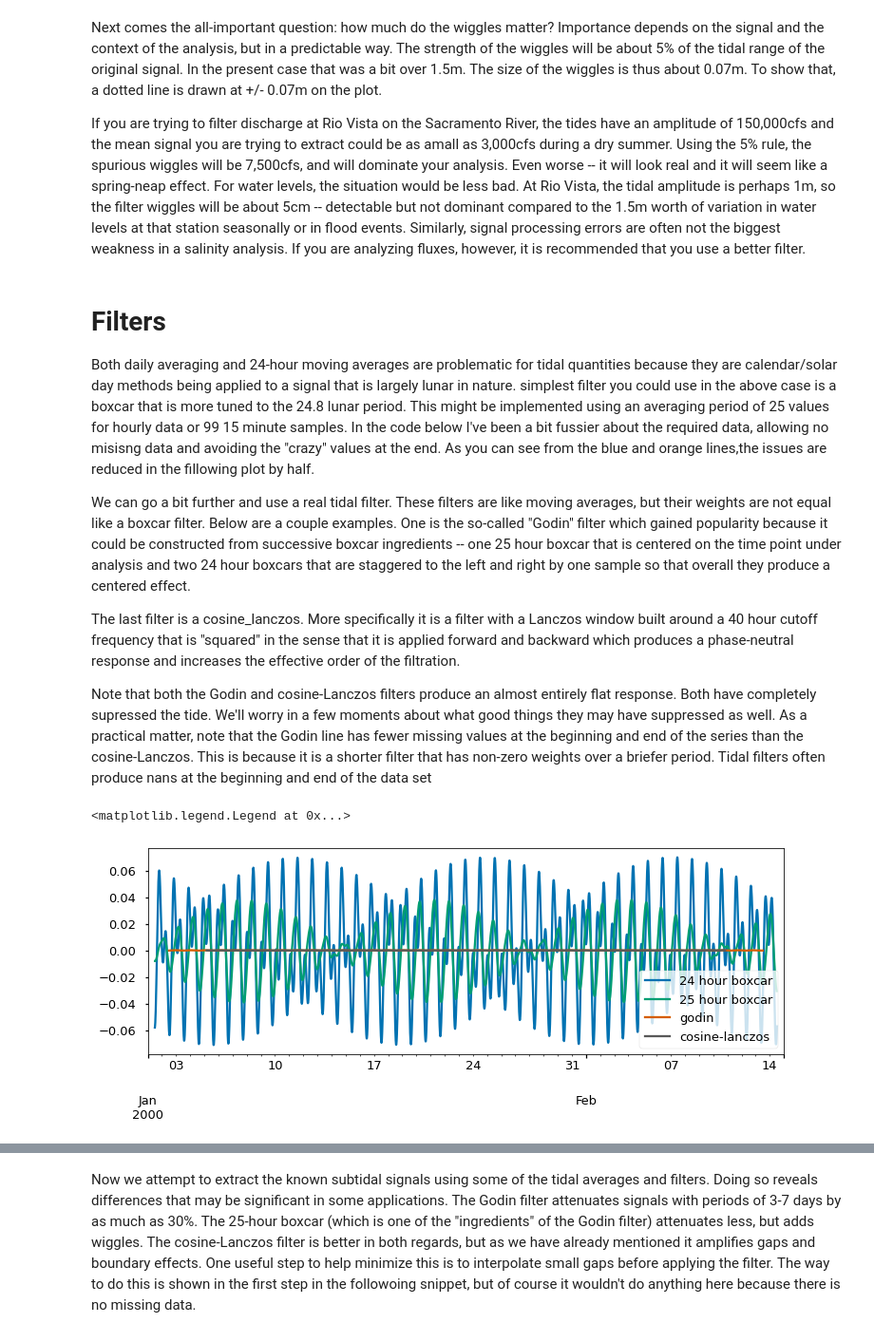
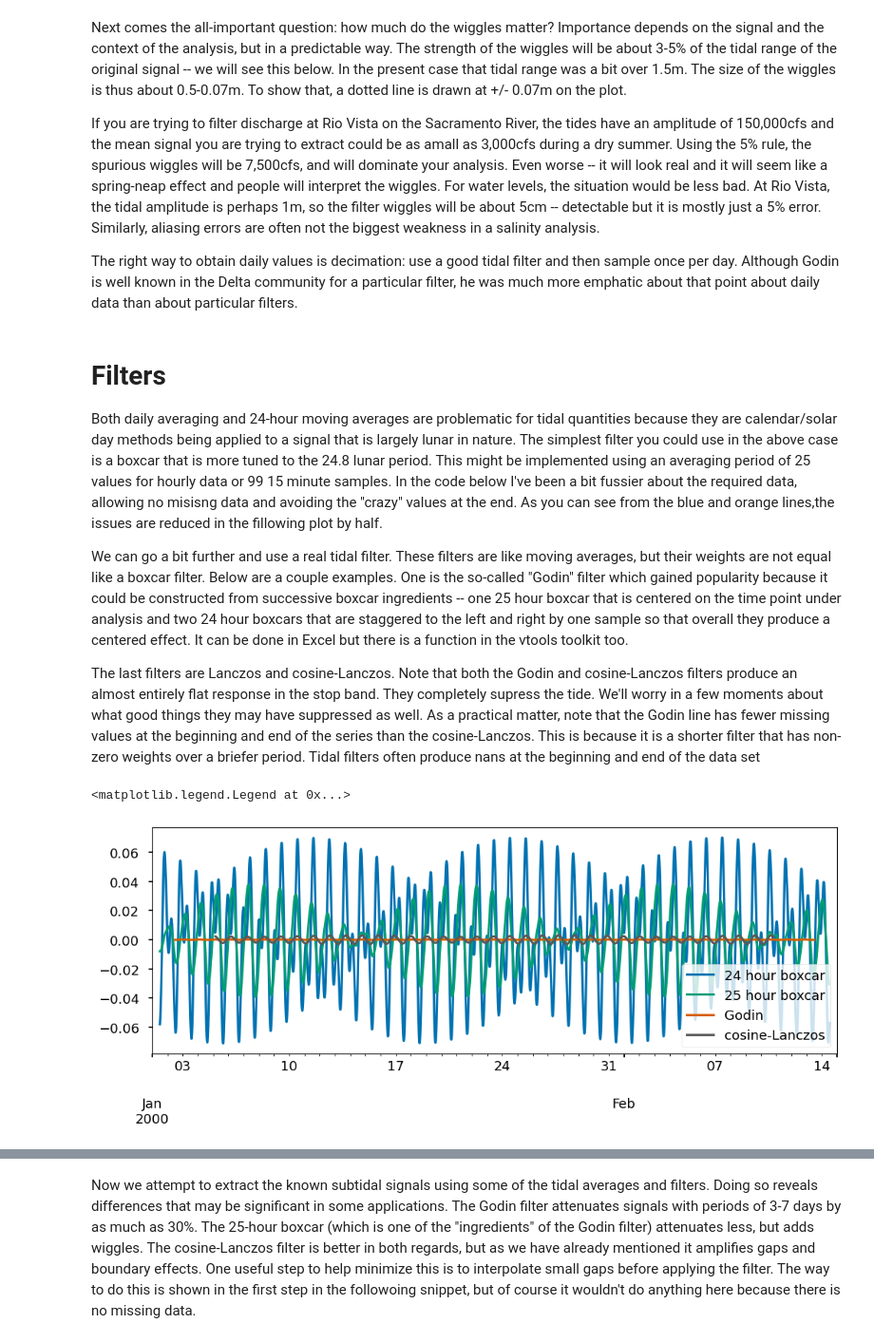
Before and after one commit to CADWRDeltaModeling/vtools3, a Jupyter notebook: docs/doctrees/nbsphinx/notebooks/filters.ipynb, the cells around one changed output, grey strips where cells are left out. Shown: that part at 95% size. Cells and saved outputs as stored; diff of their text form; code cells hidden in the pictures.

```diff
--- a/docs/doctrees/nbsphinx/notebooks/filters.ipynb
+++ b/docs/doctrees/nbsphinx/notebooks/filters.ipynb
@@ -6,6 +6,7 @@ VTools provides simple methods for period averaging, filtering and low passing d
 As an introduction to the topic let's start by making a single time series with three of the most common tidal constituents. This produces a series that is complex enough to be interesting and realistic, but it doesn't have any low frequencies in it, so a reasonable tidal filtration should look like a flat line at zero.
 # %%
 %matplotlib inline
+
 import pandas as pd
 import matplotlib.pyplot as plt
 import matplotlib as mpl
@@ -13,7 +14,9 @@ import numpy as np
 import scipy.signal
 from vtools.data.vtime import minutes,days,months
 from vtools.functions.period_op import period_op
-plt.style.use(['seaborn-colorblind','seaborn-talk'])
+from vtools.functions.filter import cosine_lanczos,lanczos,godin,butterworth
+
+plt.style.use(['seaborn-v0_8-colorblind','seaborn-v0_8-talk'])
 mpl.rcParams['figure.figsize'] = [12,4.]
 
 delta_t = minutes(15)  # creating a real offset instead of a string because it will be used in algebra shortly
@@ -60,29 +63,28 @@ plt.show()
 # %% [markdown]
-Next comes the all-important question: how much do the wiggles matter? Importance depends on the signal and the context of the analysis, but in a predictable way. The strength of the wiggles will be about 5% of the tidal range of the original signal. In the present case that was a bit over 1.5m. The size of the wiggles is thus about 0.07m. To show that, a dotted line is drawn at +/- 0.07m on the plot.
+Next comes the all-important question: how much do the wiggles matter? Importance depends on the signal and the context of the analysis, but in a predictable way. The strength of the wiggles will be about 3-5% of the tidal range of the original signal -- we will see this below. In the present case that tidal range was a bit over 1.5m. The size of the wiggles is thus about 0.5-0.07m. To show that, a dotted line is drawn at +/- 0.07m on the plot.
 
-If you are trying to filter discharge at Rio Vista on the Sacramento River, the tides have an amplitude of 150,000cfs and the mean signal you are trying to extract could be as amall as 3,000cfs during a dry summer. Using the 5% rule, the spurious wiggles will be 7,500cfs, and will dominate your analysis. Even worse -- it will look real and it will seem like a spring-neap effect. For water levels, the situation would be less bad. At Rio Vista, the tidal amplitude is perhaps 1m, so the filter wiggles will be about 5cm -- detectable but not dominant compared to the 1.5m worth of variation in water levels at that station seasonally or in flood events. Similarly, signal processing errors are often not the biggest weakness in a salinity analysis. If you are analyzing fluxes, however, it is recommended that you use a better filter.
+If you are trying to filter discharge at Rio Vista on the Sacramento River, the tides have an amplitude of 150,000cfs and the mean signal you are trying to extract could be as amall as 3,000cfs during a dry summer. Using the 5% rule, the spurious wiggles will be 7,500cfs, and will dominate your analysis. Even worse -- it will look real and it will seem like a spring-neap effect and people will interpret the wiggles. For water levels, the situation would be less bad. At Rio Vista, the tidal amplitude is perhaps 1m, so the filter wiggles will be about 5cm -- detectable but it is mostly just a 5% error. Similarly, aliasing errors are often not the biggest weakness in a salinity analysis.
+
+The right way to obtain daily values is decimation: use a good tidal filter and then sample once per day. Although Godin is well known in the Delta community for a particular filter, he was much more emphatic about that point about daily data than about particular filters.
 # %% [markdown]
 # Filters
-Both daily averaging and 24-hour moving averages are problematic for tidal quantities because they are calendar/solar day methods being applied to a signal that is largely lunar in nature. simplest filter you could use in the above case is a boxcar that is more tuned to the 24.8 lunar period. This might be implemented using an averaging period of 25 values for hourly data or 99 15 minute samples. In the code below I've been a bit fussier about the required data, allowing no misisng data and avoiding the "crazy" values at the end. As you can see from the blue and orange lines,the issues are reduced in the fillowing plot by half.
+Both daily averaging and 24-hour moving averages are problematic for tidal quantities because they are calendar/solar day methods being applied to a signal that is largely lunar in nature. The simplest filter you could use in the above case is a boxcar that is more tuned to the 24.8 lunar period. This might be implemented using an averaging period of 25 values for hourly data or 99 15 minute samples. In the code below I've been a bit fussier about the required data, allowing no misisng data and avoiding the "crazy" values at the end. As you can see from the blue and orange lines,the issues are reduced in the fillowing plot by half.
 
-We can go a bit further and use a real tidal filter. These filters are like moving averages, but their weights are not equal like a boxcar filter. Below are a couple examples. One is the so-called "Godin" filter which gained popularity because it could be constructed from successive boxcar ingredients -- one 25 hour boxcar that is centered on the time point under analysis and two 24 hour boxcars that are staggered to the left and right by one sample so that overall they produce a centered effect.
+We can go a bit further and use a real tidal filter. These filters are like moving averages, but their weights are not equal like a boxcar filter. Below are a couple examples. One is the so-called "Godin" filter which gained popularity because it could be constructed from successive boxcar ingredients -- one 25 hour boxcar that is centered on the time point under analysis and two 24 hour boxcars that are staggered to the left and right by one sample so that overall they produce a centered effect. It can be done in Excel but there is a function in the vtools toolkit too.
 
-The last filter is a cosine_lanczos. More specifically it is a filter with a Lanczos window built around a 40 hour cutoff frequency that is "squared" in the sense that it is applied forward and backward which produces a phase-neutral response and increases the effective order of the filtration.
-
-Note that both the Godin and cosine-Lanczos filters produce an almost entirely flat response. Both have completely supressed the tide. We'll worry in a few moments about what good things they may have suppressed as well. As a practical matter, note that the Godin line has fewer missing values at the beginning and end of the series than the cosine-Lanczos. This is because it is a shorter filter that has non-zero weights over a briefer period. Tidal filters often produce nans at the beginning and end of the data set
+The last filters are Lanczos and cosine-Lanczos. Note that both the Godin and cosine-Lanczos filters produce an almost entirely flat response in the stop band. They completely supress the tide. We'll worry in a few moments about what good things they may have suppressed as well. As a practical matter, note that the Godin line has fewer missing values at the beginning and end of the series than the cosine-Lanczos. This is because it is a shorter filter that has non-zero weights over a briefer period. Tidal filters often produce nans at the beginning and end of the data set
 # %%
-from vtools.functions.filter import godin,cosine_lanczos
 samples_tidal_day = 99
 box24 = df.rolling(samples_day,center=True,min_periods=96).mean()
 box25 = df.rolling(samples_tidal_day,center=True,min_periods=99).mean()
 gdn = godin(df)
-coslan = cosine_lanczos(df,'40H')
+coslan = cosine_lanczos(df,'40h')
 ax1 = box24.plot()
 box25.plot(ax=ax1)
 gdn.plot(ax=ax1)
 coslan.plot(ax=ax1,color="0.35")
-ax1.legend(['24 hour boxcar','25 hour boxcar','godin','cosine-lanczos'])
+ax1.legend(['24 hour boxcar','25 hour boxcar','Godin','cosine-Lanczos'])
 # %% [output]
 <matplotlib.legend.Legend at 0x...>
-[figure, old version]
+[figure, new version]
 # %% [markdown]
```
Also changed, not shown: parts of 10 cells of this notebook, 10 other files.
